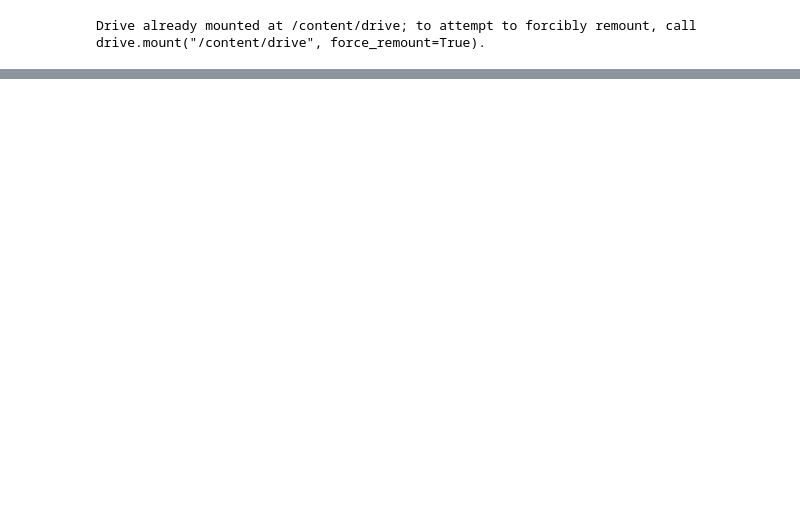
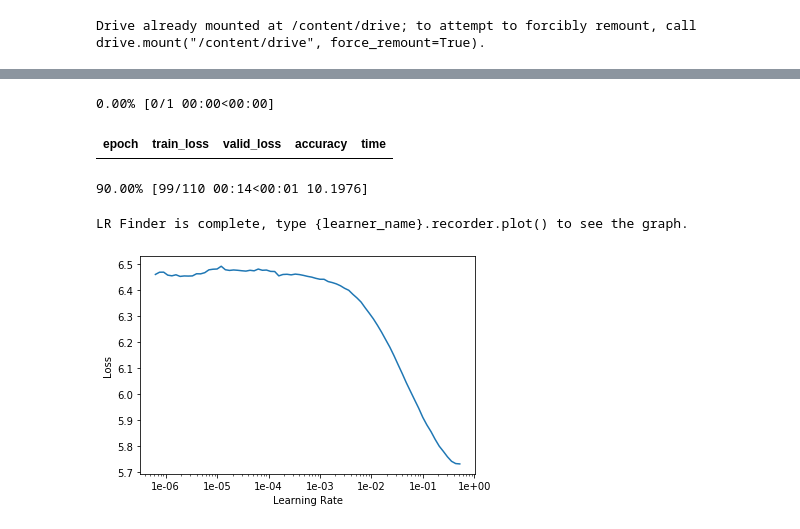
Before and after one commit to rajibmondal/Projects.NLP, a Jupyter notebook: Twitter_US_Airline_Sentiment.ipynb, the cells around one changed output, grey strips where cells are left out. Cells and saved outputs as stored; diff of their text form; code cells hidden in the pictures; blank space fills up the shorter version.

```diff
--- a/Twitter_US_Airline_Sentiment.ipynb
+++ b/Twitter_US_Airline_Sentiment.ipynb
@@ -66,0 +116,11 @@ data_clas.show_batch()
+# %%
+%time
+data_lm = (TextList
+           .from_csv(path, 'Tweets.csv', cols='text')
+           #Where are the text? Column 'text' of texts.csv
+           .split_by_rand_pct(0.1)
+           #How to split it? Randomly with the default 20% in valid
+           .label_for_lm()#from_df(cols='target')
+           #Label it for a language model
+           .databunch(bs=bs))
+           #Finally we convert to a DataBunch
@@ -66,0 +141,13 @@ data_clas.show_batch()
+# %%
+# drop_mult speifies the amount of dropout to apply
+learn = language_model_learner(data_lm, arch=AWD_LSTM, drop_mult=0.3)
+# %%
+learn.lr_find()
+# skip the last 15 learning rates in the plot so we can get a better visualization
+learn.recorder.plot(skip_end=15)
+# %% [output]
+0.00% [0/1 00:00<00:00]
+| epoch | train_loss | valid_loss | accuracy | time |
+90.00% [99/110 00:14<00:01 10.1976]
+LR Finder is complete, type {learner_name}.recorder.plot() to see the graph.
+[figure, added]
```
Also changed, not shown: parts of 21 cells of this notebook.
